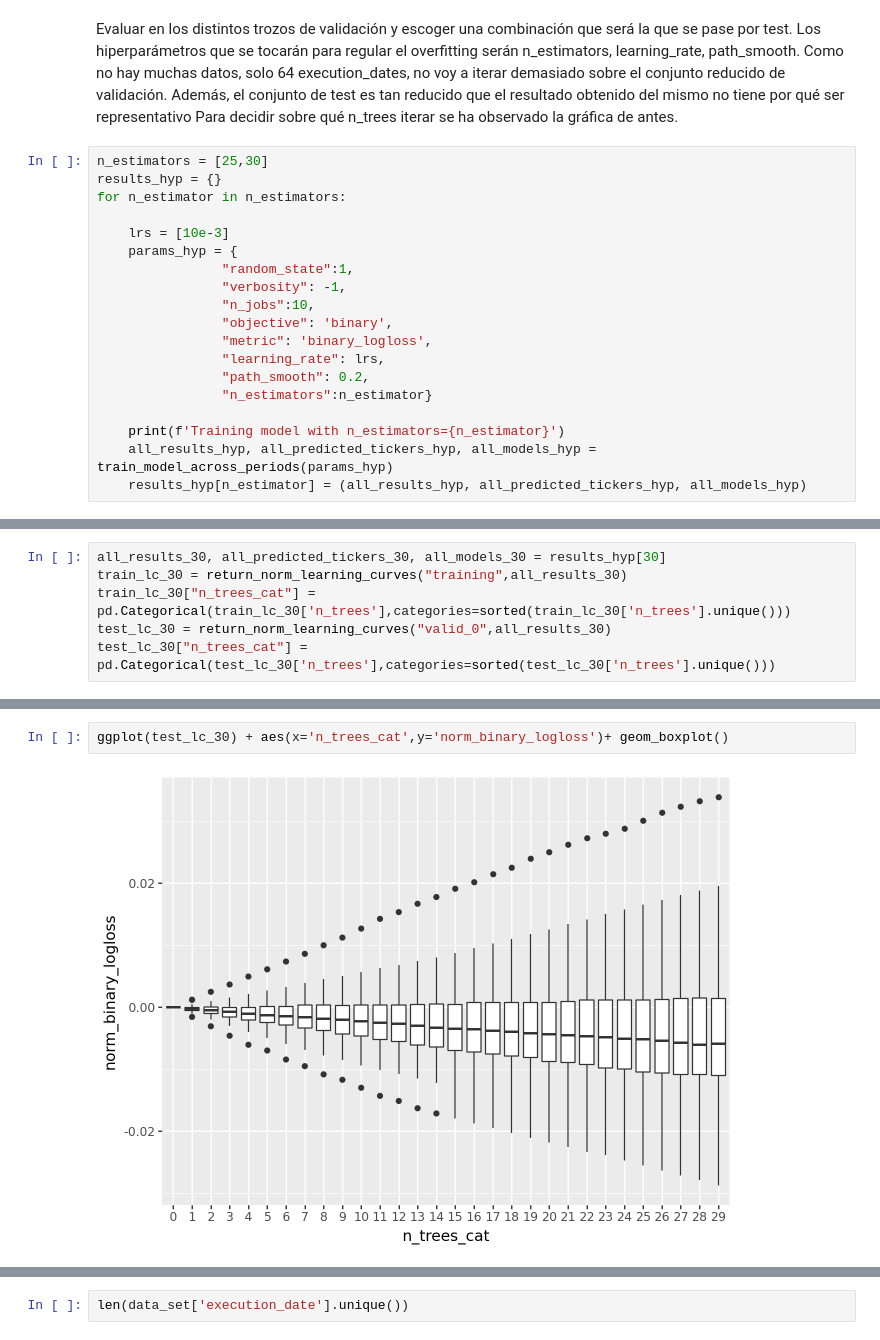
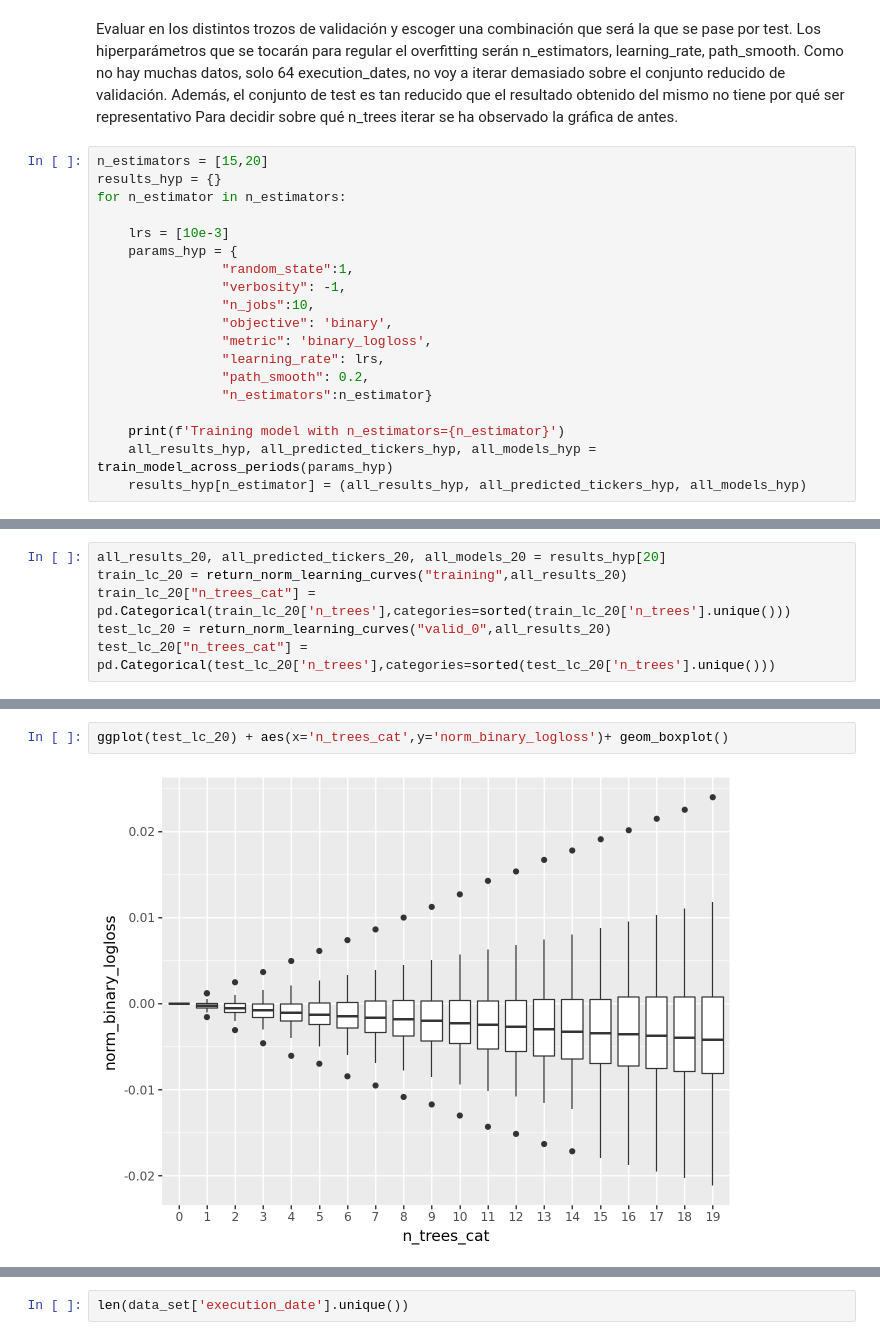
Before and after one commit to raqueel-ff/zrive-ds, a Jupyter notebook: src/module_5/module5.ipynb, the cells around one changed output, grey strips where cells are left out. Saved outputs shown, nothing was run; the diff lists cells and outputs as text.

```diff
--- a/src/module_5/module5.ipynb
+++ b/src/module_5/module5.ipynb
@@ -561,7 +561,7 @@ Evaluar en los distintos trozos de validación y escoger una combinación que se
 Los hiperparámetros que se tocarán para regular el overfitting serán n_estimators, learning_rate, path_smooth. Como no hay muchas datos, solo 64 execution_dates, no voy a iterar demasiado sobre el conjunto reducido de validación. Además, el conjunto de test es tan reducido que el resultado obtenido del mismo no tiene por qué ser representativo
 Para decidir sobre qué n_trees iterar se ha observado la gráfica de antes.
 # %%
-n_estimators = [25,30]
+n_estimators = [15,20]
 results_hyp = {}
 for n_estimator in n_estimators:
 
@@ -632,7 +626,7 @@ test_lc_25["n_trees_cat"] = pd.Categorical(test_lc_25['n_trees'],categories=sort
 # %%
-all_results_30, all_predicted_tickers_30, all_models_30 = results_hyp[30]
-train_lc_30 = return_norm_learning_curves("training",all_results_30)
-train_lc_30["n_trees_cat"] = pd.Categorical(train_lc_30['n_trees'],categories=sorted(train_lc_30['n_trees'].unique()))
-test_lc_30 = return_norm_learning_curves("valid_0",all_results_30)
-test_lc_30["n_trees_cat"] = pd.Categorical(test_lc_30['n_trees'],categories=sorted(test_lc_30['n_trees'].unique()))
+all_results_20, all_predicted_tickers_20, all_models_20 = results_hyp[20]
+train_lc_20 = return_norm_learning_curves("training",all_results_20)
+train_lc_20["n_trees_cat"] = pd.Categorical(train_lc_20['n_trees'],categories=sorted(train_lc_20['n_trees'].unique()))
+test_lc_20 = return_norm_learning_curves("valid_0",all_results_20)
+test_lc_20["n_trees_cat"] = pd.Categorical(test_lc_20['n_trees'],categories=sorted(test_lc_20['n_trees'].unique()))
 # %%
@@ -650,4 +644,4 @@ ggplot(train_lc_30) + aes(x='n_trees_cat',y='norm_binary_logloss')+ geom_boxplot
 # %%
-ggplot(test_lc_30) + aes(x='n_trees_cat',y='norm_binary_logloss')+ geom_boxplot()
+ggplot(test_lc_20) + aes(x='n_trees_cat',y='norm_binary_logloss')+ geom_boxplot()
 # %% [output]
-[figure, old version]
+[figure, new version]
```
Also changed, not shown: parts of 13 cells of this notebook.
